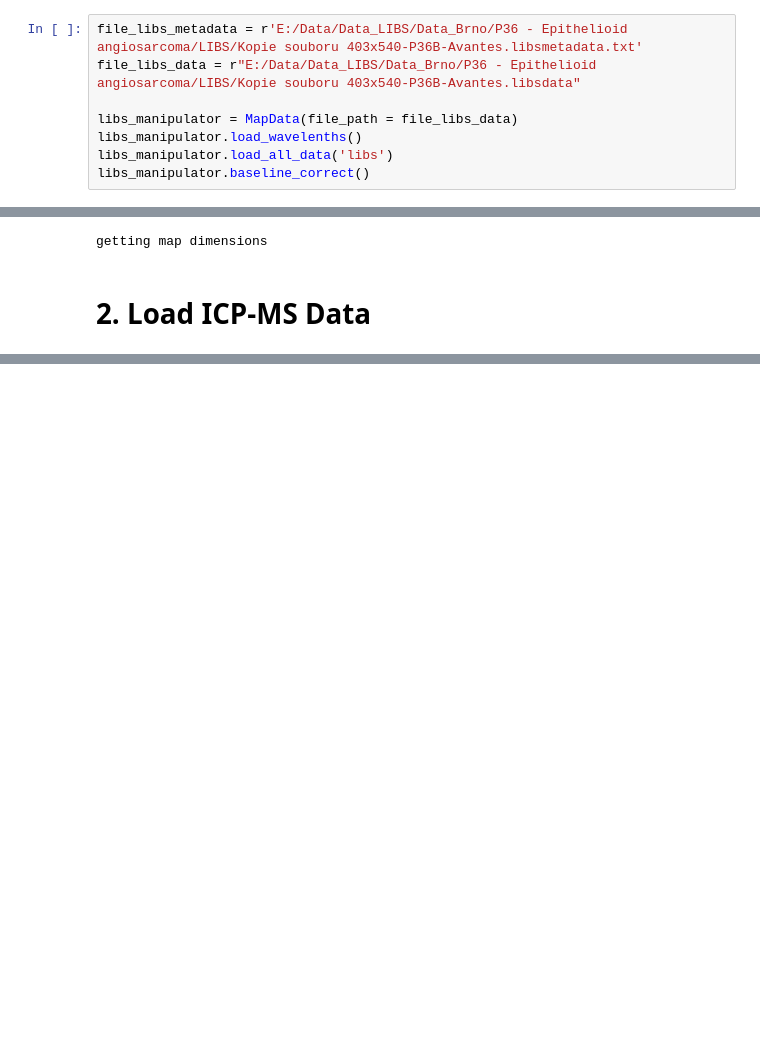
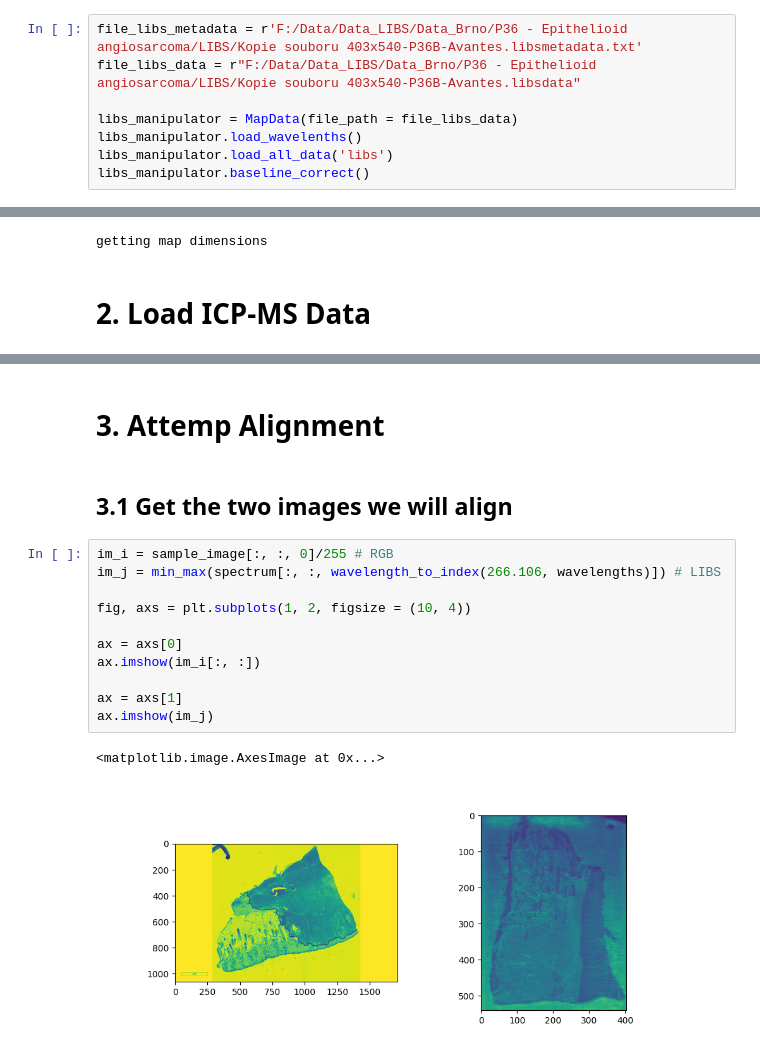
Before and after one commit to tomasjmlopes/Spectral_repo, a Jupyter notebook: BRNO/point_registration.ipynb, the cells around one changed output, grey strips where cells are left out. Cells and saved outputs as stored; diff of their text form; blank space fills up the shorter version.

```diff
--- a/BRNO/point_registration.ipynb
+++ b/BRNO/point_registration.ipynb
@@ -20,8 +21,8 @@ def min_max(arr):
 # %% [markdown]
 # 1. Load LIBS Dataset
 # %%
-file_libs_metadata = r'E:/Data/Data_LIBS/Data_Brno/P36 - Epithelioid angiosarcoma/LIBS/Kopie souboru 403x540-P36B-Avantes.libsmetadata.txt'
-file_libs_data = r"E:/Data/Data_LIBS/Data_Brno/P36 - Epithelioid angiosarcoma/LIBS/Kopie souboru 403x540-P36B-Avantes.libsdata"
+file_libs_metadata = r'F:/Data/Data_LIBS/Data_Brno/P36 - Epithelioid angiosarcoma/LIBS/Kopie souboru 403x540-P36B-Avantes.libsmetadata.txt'
+file_libs_data = r"F:/Data/Data_LIBS/Data_Brno/P36 - Epithelioid angiosarcoma/LIBS/Kopie souboru 403x540-P36B-Avantes.libsdata"
 
 libs_manipulator = MapData(file_path = file_libs_data)
 libs_manipulator.load_wavelenths()
@@ -93,0 +102,18 @@ for i in range(0, n_ICP):
+# %% [markdown]
+# 3. Attemp Alignment
+# %% [markdown]
+## 3.1 Get the two images we will align
+# %%
+im_i = sample_image[:, :, 0]/255 # RGB
+im_j = min_max(spectrum[:, :, wavelength_to_index(266.106, wavelengths)]) # LIBS
+
+fig, axs = plt.subplots(1, 2, figsize = (10, 4))
+
+ax = axs[0]
+ax.imshow(im_i[:, :])
+
+ax = axs[1]
+ax.imshow(im_j)
+# %% [output]
+<matplotlib.image.AxesImage at 0x...>
+[figure, added]
```
Also changed, not shown: parts of 4 cells of this notebook.
